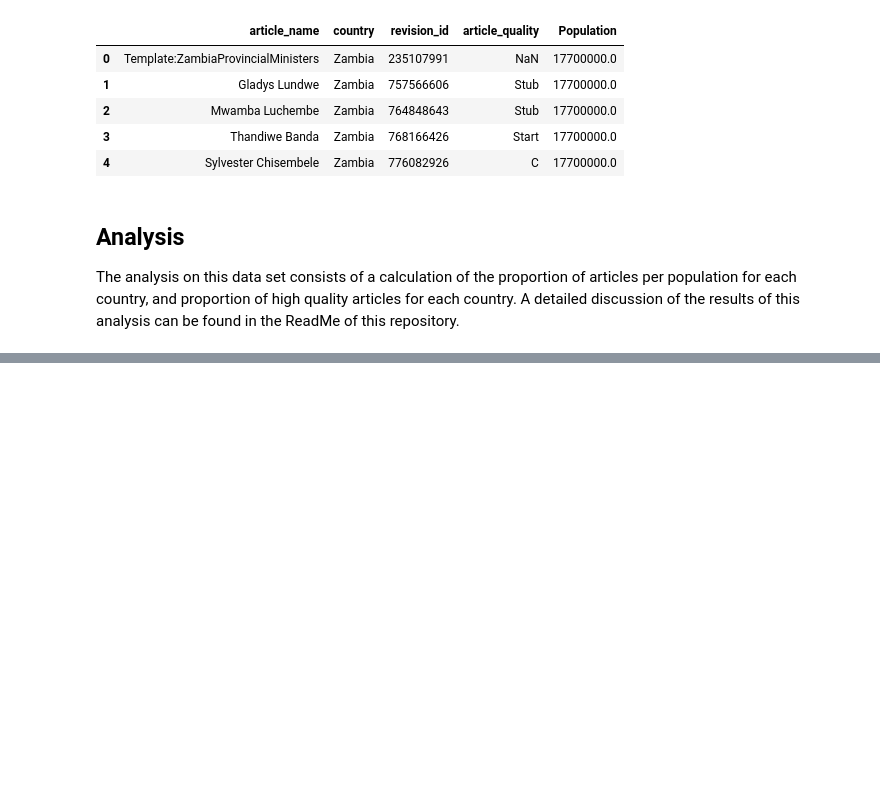
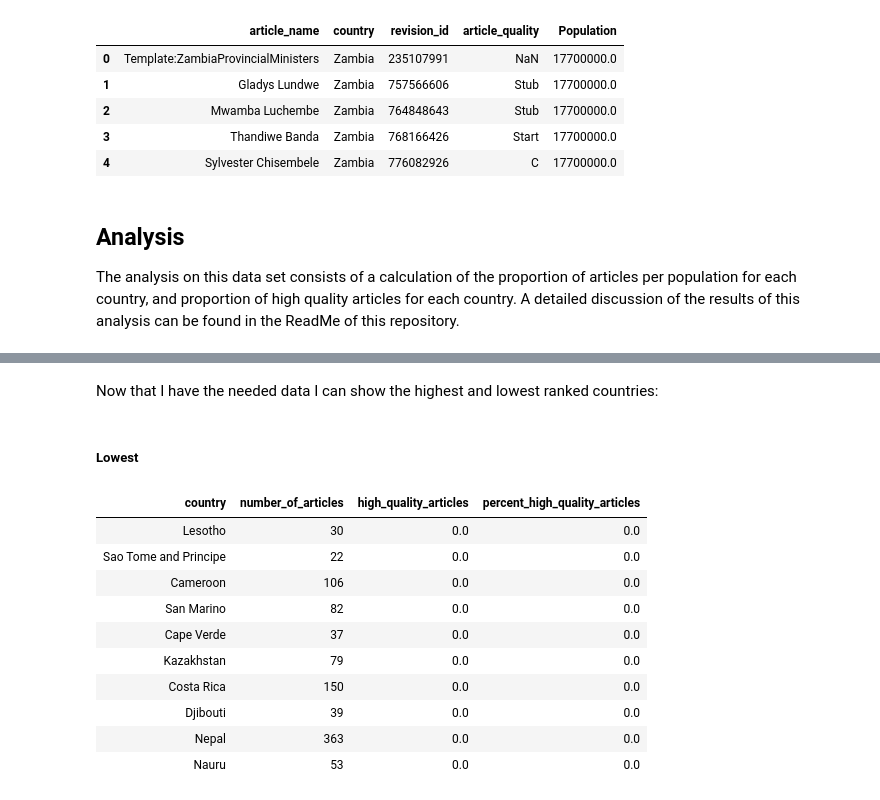
Before and after one commit to kentdanas/data-512-a2, a Jupyter notebook: hcds-a2-bias.ipynb, the cells around one changed output, grey strips where cells are left out. Cells and saved outputs as stored; diff of their text form; code cells hidden in the pictures; blank space fills up the shorter version.

```diff
--- a/hcds-a2-bias.ipynb
+++ b/hcds-a2-bias.ipynb
@@ -185,0 +276,20 @@ The analysis on this data set consists of a calculation of the proportion of art
+# %% [markdown]
+Now that I have the needed data I can show the highest and lowest ranked countries:
+# %% [markdown]
+##### Lowest
+# %%
+#Pull first 10 rows of ascending-sorted dataframe
+low_percent_quality = percent_quality_articles.sort_values(by=['percent_high_quality_articles'])[0:10]
+display(HTML(low_percent_quality.to_html(index=False)))
+# %% [output]
+| country | number_of_articles | high_quality_articles | percent_high_quality_articles |
+| Lesotho | 30 | 0.0 | 0.0 |
+| Sao Tome and Principe | 22 | 0.0 | 0.0 |
+| Cameroon | 106 | 0.0 | 0.0 |
+| San Marino | 82 | 0.0 | 0.0 |
+| Cape Verde | 37 | 0.0 | 0.0 |
+| Kazakhstan | 79 | 0.0 | 0.0 |
+| Costa Rica | 150 | 0.0 | 0.0 |
+| Djibouti | 39 | 0.0 | 0.0 |
+| Nepal | 363 | 0.0 | 0.0 |
+| Nauru | 53 | 0.0 | 0.0 |
```
Also changed, not shown: parts of 21 cells of this notebook.
